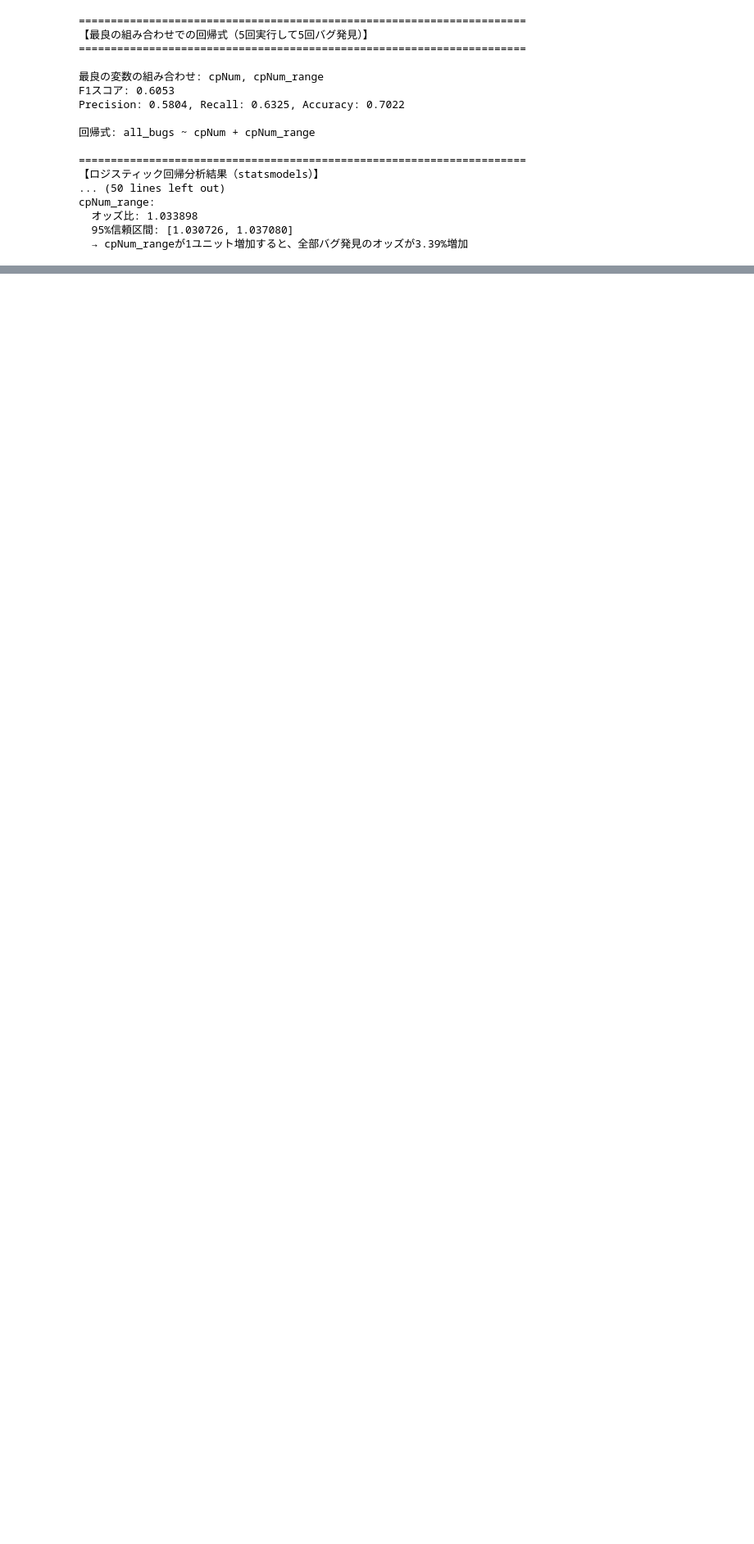
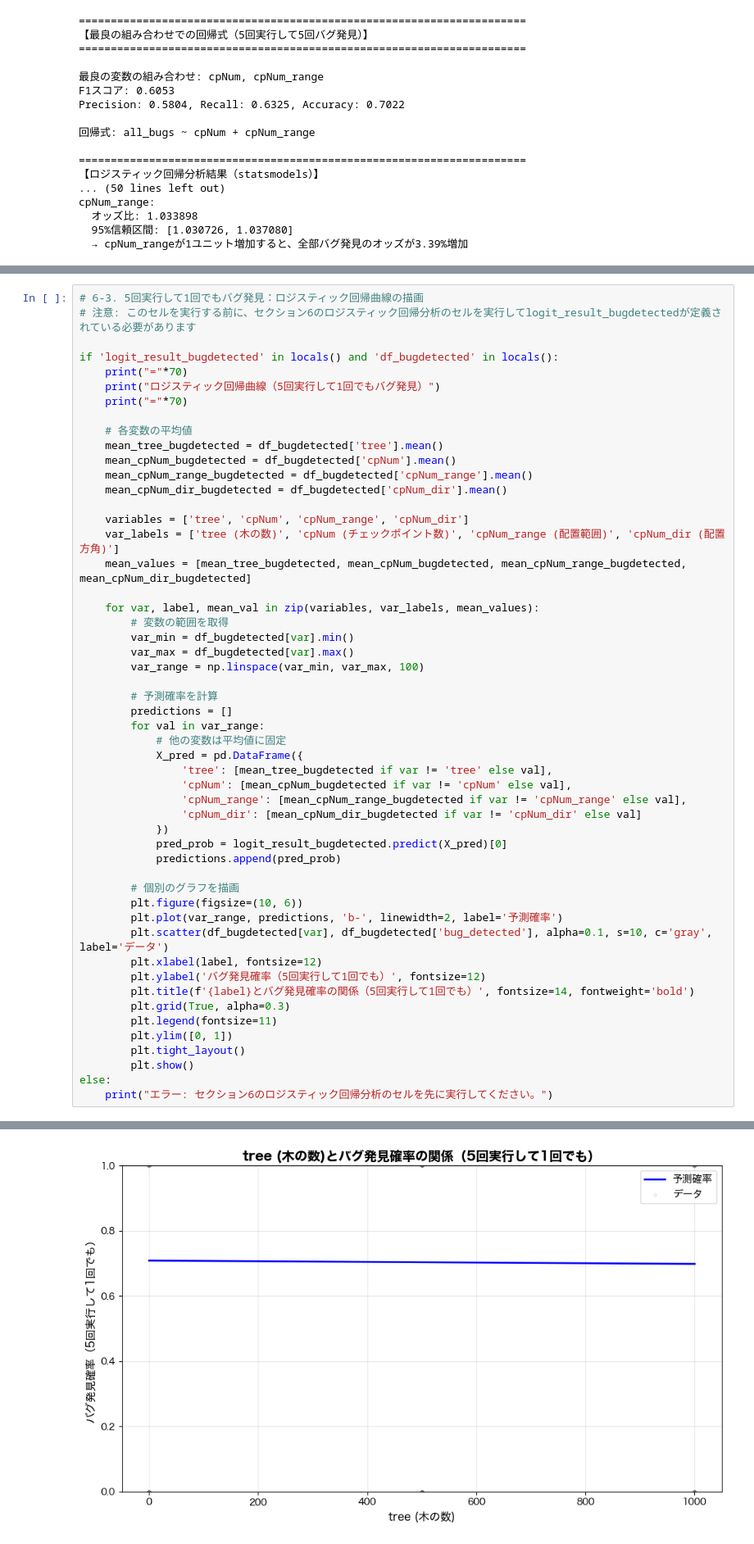
Before and after one commit to umiyuri777/localfuzz_analysis, a Jupyter notebook: tree-different/logistic_regression_analysis.ipynb, the cells around one changed output, grey strips where cells are left out. Shown at 82% size. Drawn from its saved outputs; the diff is of its cells as text; blank space fills up the shorter version.

```diff
--- a/tree-different/logistic_regression_analysis.ipynb
+++ b/tree-different/logistic_regression_analysis.ipynb
@@ -3717,0 +4021,53 @@ else:
+# %%
+# 6-3. 5回実行して1回でもバグ発見：ロジスティック回帰曲線の描画
+# 注意: このセルを実行する前に、セクション6のロジスティック回帰分析のセルを実行してlogit_result_bugdetectedが定義されている必要があります
+
+if 'logit_result_bugdetected' in locals() and 'df_bugdetected' in locals():
+    print("="*70)
+    print("ロジスティック回帰曲線（5回実行して1回でもバグ発見）")
+    print("="*70)
+
+    # 各変数の平均値
+    mean_tree_bugdetected = df_bugdetected['tree'].mean()
+    mean_cpNum_bugdetected = df_bugdetected['cpNum'].mean()
+    mean_cpNum_range_bugdetected = df_bugdetected['cpNum_range'].mean()
+    mean_cpNum_dir_bugdetected = df_bugdetected['cpNum_dir'].mean()
+
+    variables = ['tree', 'cpNum', 'cpNum_range', 'cpNum_dir']
+    var_labels = ['tree (木の数)', 'cpNum (チェックポイント数)', 'cpNum_range (配置範囲)', 'cpNum_dir (配置方角)']
+    mean_values = [mean_tree_bugdetected, mean_cpNum_bugdetected, mean_cpNum_range_bugdetected, mean_cpNum_dir_bugdetected]
+
+    for var, label, mean_val in zip(variables, var_labels, mean_values):
+        # 変数の範囲を取得
+        var_min = df_bugdetected[var].min()
+        var_max = df_bugdetected[var].max()
+        var_range = np.linspace(var_min, var_max, 100)
+
+        # 予測確率を計算
+        predictions = []
+        for val in var_range:
+            # 他の変数は平均値に固定
+            X_pred = pd.DataFrame({
+                'tree': [mean_tree_bugdetected if var != 'tree' else val],
+                'cpNum': [mean_cpNum_bugdetected if var != 'cpNum' else val],
+                'cpNum_range': [mean_cpNum_range_bugdetected if var != 'cpNum_range' else val],
+                'cpNum_dir': [mean_cpNum_dir_bugdetected if var != 'cpNum_dir' else val]
+            })
+            pred_prob = logit_result_bugdetected.predict(X_pred)[0]
+            predictions.append(pred_prob)
+
+        # 個別のグラフを描画
+        plt.figure(figsize=(10, 6))
+        plt.plot(var_range, predictions, 'b-', linewidth=2, label='予測確率')
+        plt.scatter(df_bugdetected[var], df_bugdetected['bug_detected'], alpha=0.1, s=10, c='gray', label='データ')
+        plt.xlabel(label, fontsize=12)
+        plt.ylabel('バグ発見確率（5回実行して1回でも）', fontsize=12)
+        plt.title(f'{label}とバグ発見確率の関係（5回実行して1回でも）', fontsize=14, fontweight='bold')
+        plt.grid(True, alpha=0.3)
+        plt.legend(fontsize=11)
+        plt.ylim([0, 1])
+        plt.tight_layout()
+        plt.show()
+else:
+    print("エラー: セクション6のロジスティック回帰分析のセルを先に実行してください。")
+# %% [output]
@@ -3717,0 +4077 @@ else:
+[figure, added]
```
Also changed, not shown: parts of 16 cells of this notebook.
